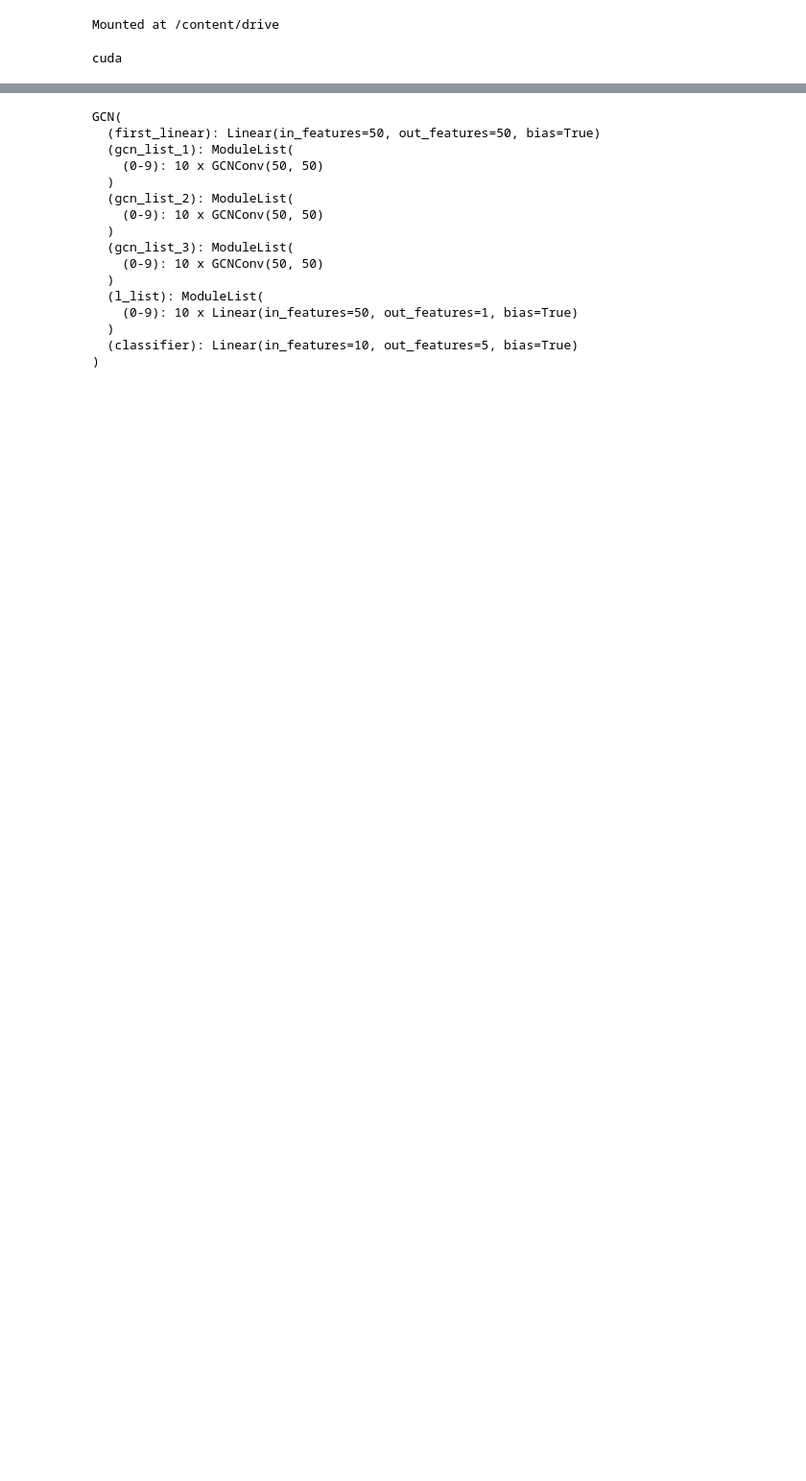
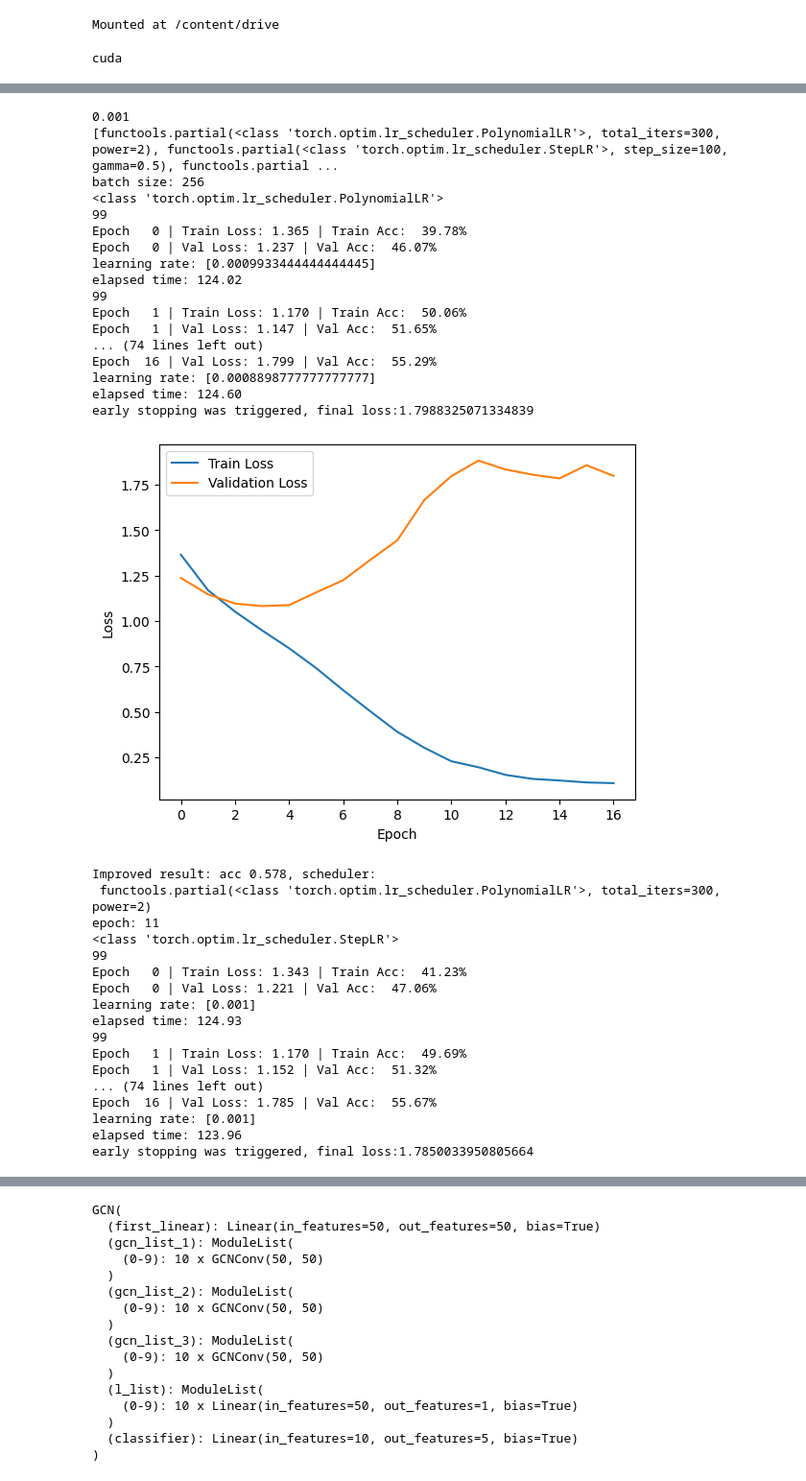
Before and after one commit to GiovanniPioDelvecchio/GCNs_on_text, a Jupyter notebook: GNN_training.ipynb, the cells around one changed output, grey strips where cells are left out. Shown at 96% size. Drawn from its saved outputs; the diff is of its cells as text; code cells hidden in the pictures; blank space fills up the shorter version.

Commit message:
added tests with bert

```diff
--- a/GNN_training.ipynb
+++ b/GNN_training.ipynb
@@ -424,6 +464,7 @@ def accuracy(pred_y, y):
     """Calculate accuracy."""
     return ((pred_y == y).sum() / len(y)).item()
 # %%
+import time
 def train(model, strat_train, strat_val, partial_scheduler, epochs = 30, batch_size = 30, print_every = 1, path='Model'):
     """Train a GNN model and return the trained model."""
     batch_size = batch_size
@@ -442,7 +483,7 @@ def train(model, strat_train, strat_val, partial_scheduler, epochs = 30, batch_s
     best_model = []
     best_acc_val = 0
     epochs_to_return = 0
-
+    start_t = time.time()
     #scheduler.step()
     for epoch in range(epochs+1):
       mean_loss_train = 0
@@ -450,11 +491,11 @@ def train(model, strat_train, strat_val, partial_scheduler, epochs = 30, batch_s
       for i, batch in enumerate(loader_train):
         # Training
 
-        out = model(batch.x, batch.edge_index, batch.batch)
-        loss_train = criterion(out, batch.y.long())
+        out = model(batch.x.to(device), batch.edge_index.to(device), batch.batch.to(device))
+        loss_train = criterion(out, batch.y.long().to(device))
         mean_loss_train += loss_train.item()
 
-        acc_train = accuracy(out.argmax(dim=1), batch.y)
+        acc_train = accuracy(out.argmax(dim=1), batch.y.to(device))
         mean_acc_train += acc_train
         loss_train.backward()
         with torch.no_grad():
@@ -474,10 +515,10 @@ def train(model, strat_train, strat_val, partial_scheduler, epochs = 30, batch_s
       #model.eval()
       with torch.no_grad():
           for i, batch in enumerate(loader_val):
-            out = model(batch.x, batch.edge_index, batch.batch)
-            loss_val = criterion(out, batch.y.long())
+            out = model(batch.x.to(device), batch.edge_index.to(device), batch.batch.to(device))
+            loss_val = criterion(out, batch.y.long().to(device))
             mean_loss_val += loss_val.item()
-            acc_val = accuracy(out.argmax(dim=1), batch.y)
+            acc_val = accuracy(out.argmax(dim=1), batch.y.to(device))
             mean_acc_val += acc_val
             #visualize_embedding(embed, batch.y, epoch, loss_val)
           mean_loss_val /= (i + 1)
@@ -502,6 +543,8 @@ def train(model, strat_train, strat_val, partial_scheduler, epochs = 30, batch_s
         print(f'Epoch {epoch:>3} | Val Loss: {mean_loss_val:.3f} | Val Acc: '
               f'{mean_acc_val*100:>6.2f}%')
         print("learning rate: " + str(scheduler.get_last_lr()))
+        print("elapsed time: %.2f" % (time.time()-start_t))
+        start_t = time.time()
       if early_stopper.early_stop(mean_loss_val):
         print("early stopping was triggered, final loss:" + str(mean_loss_val))
         break
@@ -538,7 +581,7 @@ def hyperparameter_tuning(model, strat_train, strat_val, scheduler_list, batch_s
     best_val_acc = 0
     i = 1
     for partial_scheduler in scheduler_list:
-        path = f'/content/drive/MyDrive/graphmod/{partial_scheduler.func.__name__}_{i}'
+        path = f'/content/drive/MyDrive/graphmod/BERT_{partial_scheduler.func.__name__}_{i}'
         model_out, mean_acc_val, epoch = train(copy.deepcopy(model), strat_train, strat_val,
                                                partial_scheduler, epochs, batch_size = batch_size, print_every=1, path=path)
         torch.save(model_out,path)
@@ -549,3 +592,11 @@ def hyperparameter_tuning(model, strat_train, strat_val, scheduler_list, batch_s
             print(f"Improved result: acc {best_val_acc:.3f}, scheduler:\n {partial_scheduler}\nepoch: {epoch}")
         i = i + 1
     return best_hyper_params, best_model
+# %%
+#BERT MOMENTO
+model_bertgat = GAT_bilstm(cv19_bert_data_train.num_node_features,
+                cv19_bert_data_train.num_classes*2,
+                cv19_bert_data_train.num_classes,
+                dim_out_lstm=cv19_bert_data_train.num_node_features//4,
+                heads = 12).to(device)
+print(model_bertgat)
@@ -551,0 +620,46 @@ def hyperparameter_tuning(model, strat_train, strat_val, scheduler_list, batch_s
+# %%
+epochs = 300
+batch_size = 256
+print(get_lr(model_bertgat.optimizer))
+scheduler_list = build_scheduler_list(epochs=epochs,
+                                      num_batches=(len(cv19_bert_data_train.data_list)//batch_size) + 4)
+print(scheduler_list)
+trained_gat = hyperparameter_tuning(model_bertgat, cv19_bert_data_train,
+                                    cv19_bert_data_val, scheduler_list,
+                                    batch_size = batch_size, epochs = epochs)
+# %% [output]
+0.001
+[functools.partial(<class 'torch.optim.lr_scheduler.PolynomialLR'>, total_iters=300, power=2), functools.partial(<class 'torch.optim.lr_scheduler.StepLR'>, step_size=100, gamma=0.5), functools.partial ...
+batch size: 256
+<class 'torch.optim.lr_scheduler.PolynomialLR'>
+99
+Epoch   0 | Train Loss: 1.365 | Train Acc:  39.78%
+Epoch   0 | Val Loss: 1.237 | Val Acc:  46.07%
+learning rate: [0.0009933444444444445]
+elapsed time: 124.02
+99
+Epoch   1 | Train Loss: 1.170 | Train Acc:  50.06%
+Epoch   1 | Val Loss: 1.147 | Val Acc:  51.65%
+... (74 lines left out)
+Epoch  16 | Val Loss: 1.799 | Val Acc:  55.29%
+learning rate: [0.0008898777777777777]
+elapsed time: 124.60
+early stopping was triggered, final loss:1.7988325071334839
+[figure, added]
+Improved result: acc 0.578, scheduler:
+ functools.partial(<class 'torch.optim.lr_scheduler.PolynomialLR'>, total_iters=300, power=2)
+epoch: 11
+<class 'torch.optim.lr_scheduler.StepLR'>
+99
+Epoch   0 | Train Loss: 1.343 | Train Acc:  41.23%
+Epoch   0 | Val Loss: 1.221 | Val Acc:  47.06%
+learning rate: [0.001]
+elapsed time: 124.93
+99
+Epoch   1 | Train Loss: 1.170 | Train Acc:  49.69%
+Epoch   1 | Val Loss: 1.152 | Val Acc:  51.32%
+... (74 lines left out)
+Epoch  16 | Val Loss: 1.785 | Val Acc:  55.67%
+learning rate: [0.001]
+elapsed time: 123.96
+early stopping was triggered, final loss:1.7850033950805664
```
Also changed, not shown: parts of 13 cells of this notebook.
